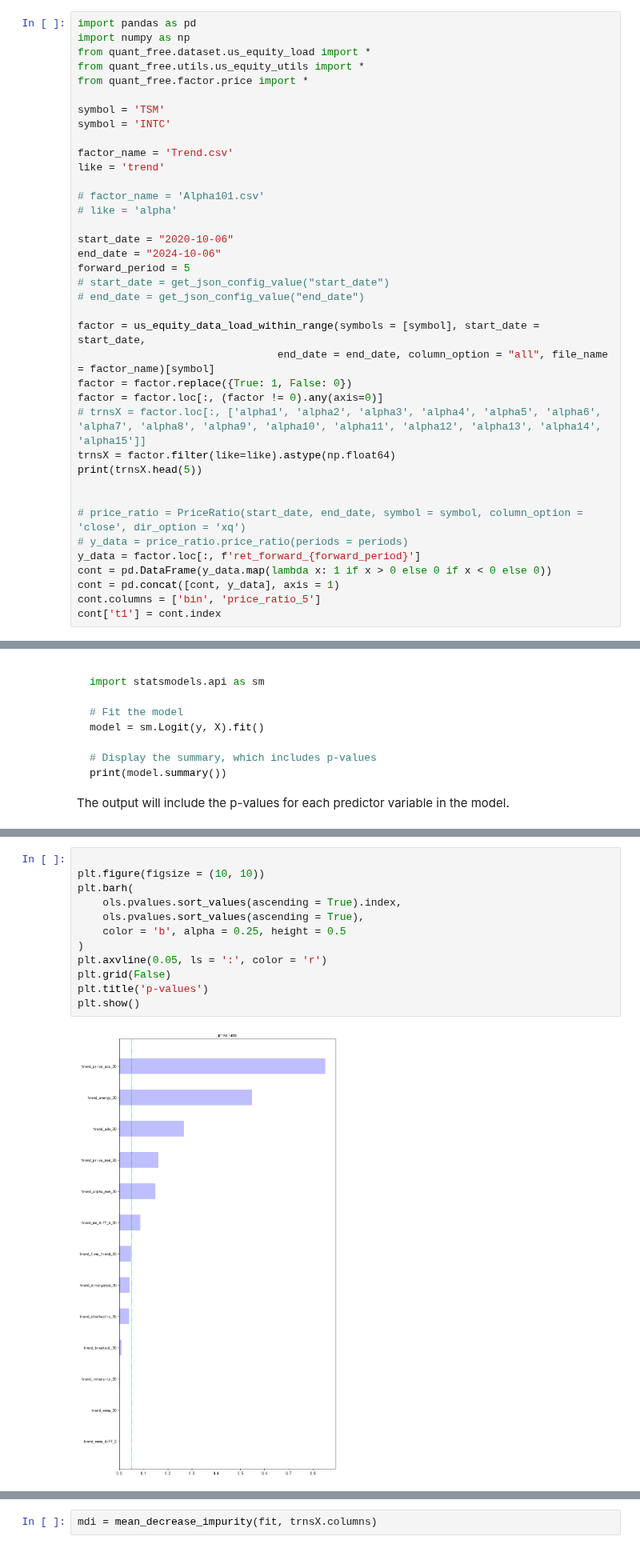
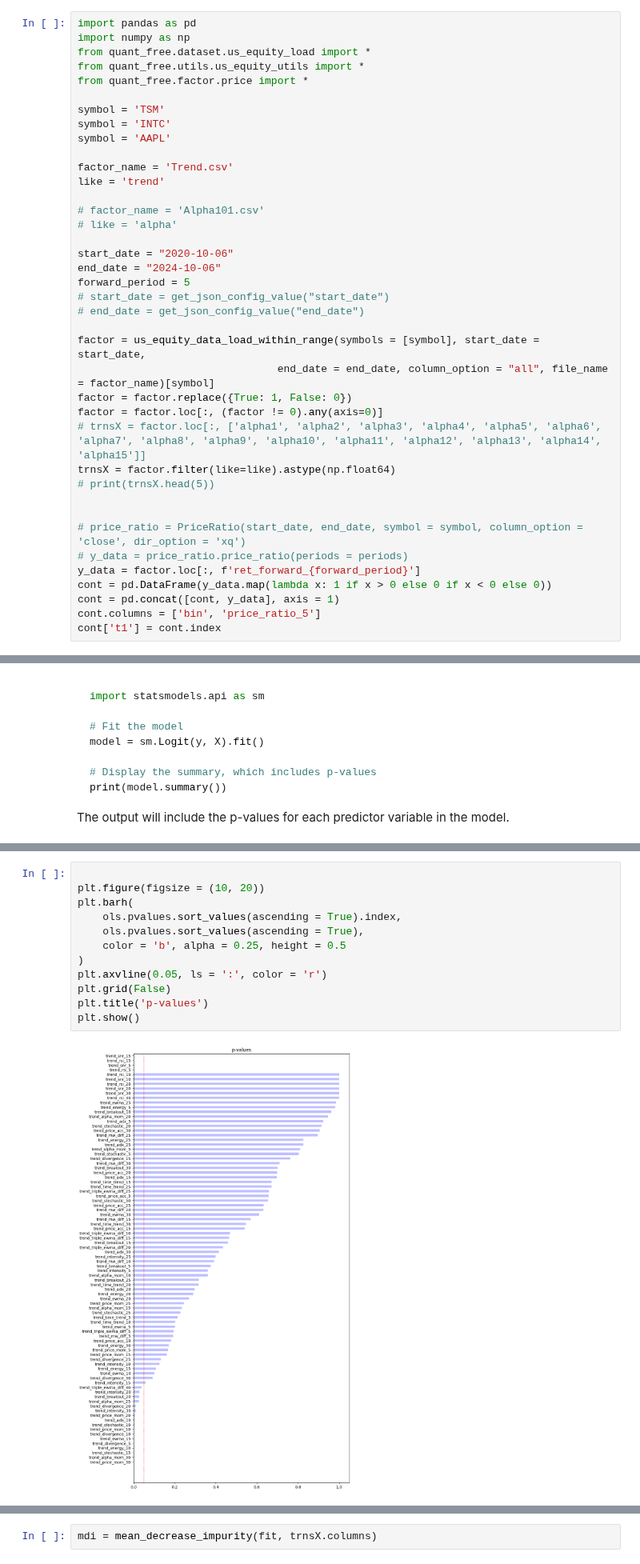
Before and after one commit to wellzero/quant_free, a Jupyter notebook: research/finML/factor_analysis/FeatureImportance.ipynb, the cells around one changed output, grey strips where cells are left out. Shown at 80% size. Cells and saved outputs as stored; diff of their text form.

```diff
--- a/research/finML/factor_analysis/FeatureImportance.ipynb
+++ b/research/finML/factor_analysis/FeatureImportance.ipynb
@@ -68,6 +68,7 @@ from quant_free.factor.price import *
 
 symbol = 'TSM'
 symbol = 'INTC'
+symbol = 'AAPL'
 
 factor_name = 'Trend.csv'
 like = 'trend'
@@ -87,7 +88,7 @@ factor = factor.replace({True: 1, False: 0})
 factor = factor.loc[:, (factor != 0).any(axis=0)]
 # trnsX = factor.loc[:, ['alpha1', 'alpha2', 'alpha3', 'alpha4', 'alpha5', 'alpha6', 'alpha7', 'alpha8', 'alpha9', 'alpha10', 'alpha11', 'alpha12', 'alpha13', 'alpha14', 'alpha15']]
 trnsX = factor.filter(like=like).astype(np.float64)
-print(trnsX.head(5))
+# print(trnsX.head(5))
 
 
 # price_ratio = PriceRatio(start_date, end_date, symbol = symbol, column_option = 'close', dir_option = 'xq')
@@ -192,17 +175,17 @@ Optimization terminated successfully.
 # %%
 
-plt.figure(figsize = (10, 10))
+plt.figure(figsize = (10, 20))
 plt.barh(
     ols.pvalues.sort_values(ascending = True).index,
     ols.pvalues.sort_values(ascending = True),
     color = 'b', alpha = 0.25, height = 0.5
 )
 plt.axvline(0.05, ls = ':', color = 'r')
 plt.grid(False)
 plt.title('p-values')
 plt.show()
 # %% [output]
-[figure, old version]
+[figure, new version]
 # %%
 from sklearn.ensemble import RandomForestClassifier
 
```
Also changed, not shown: parts of 4 cells of this notebook, 7 other files.
